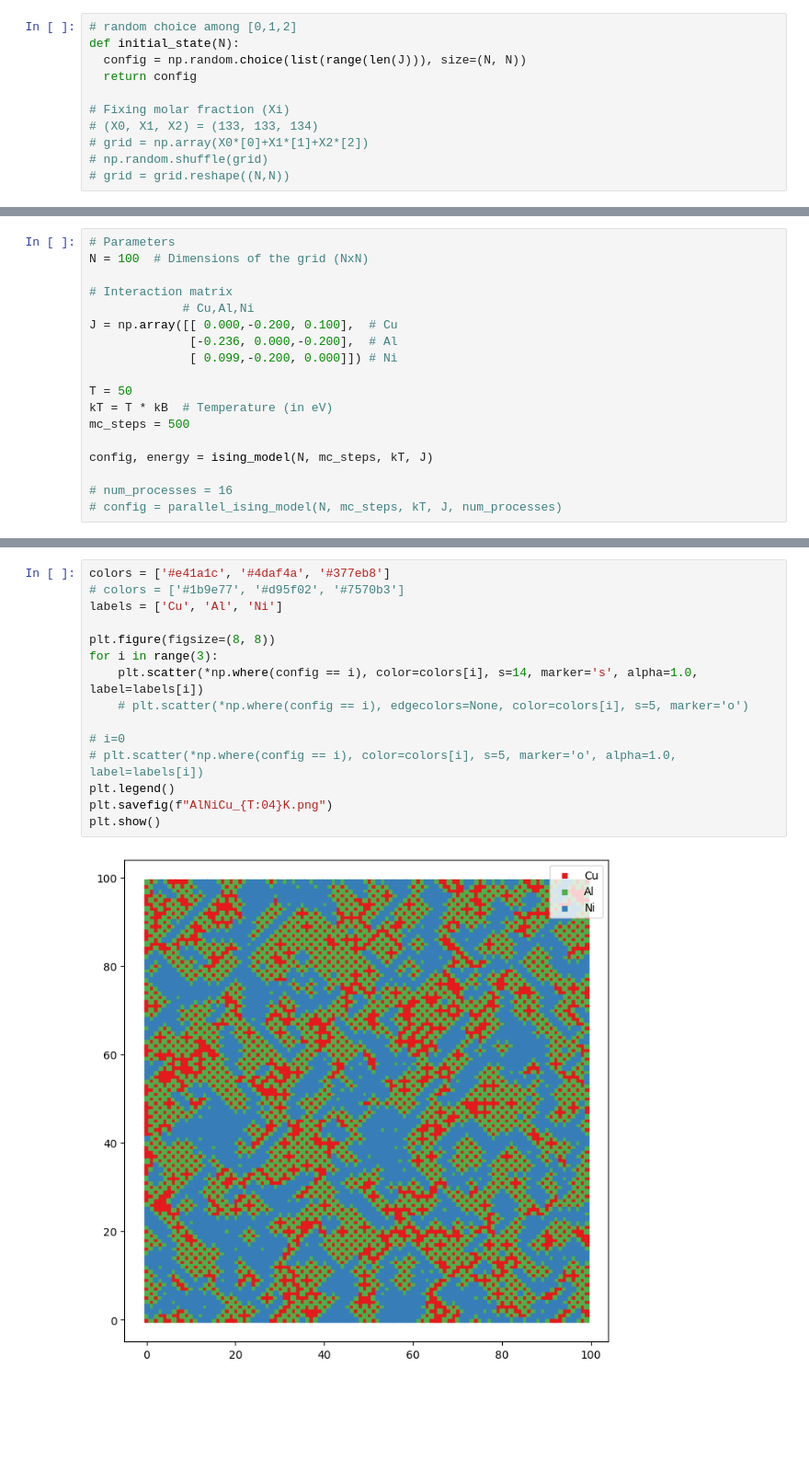
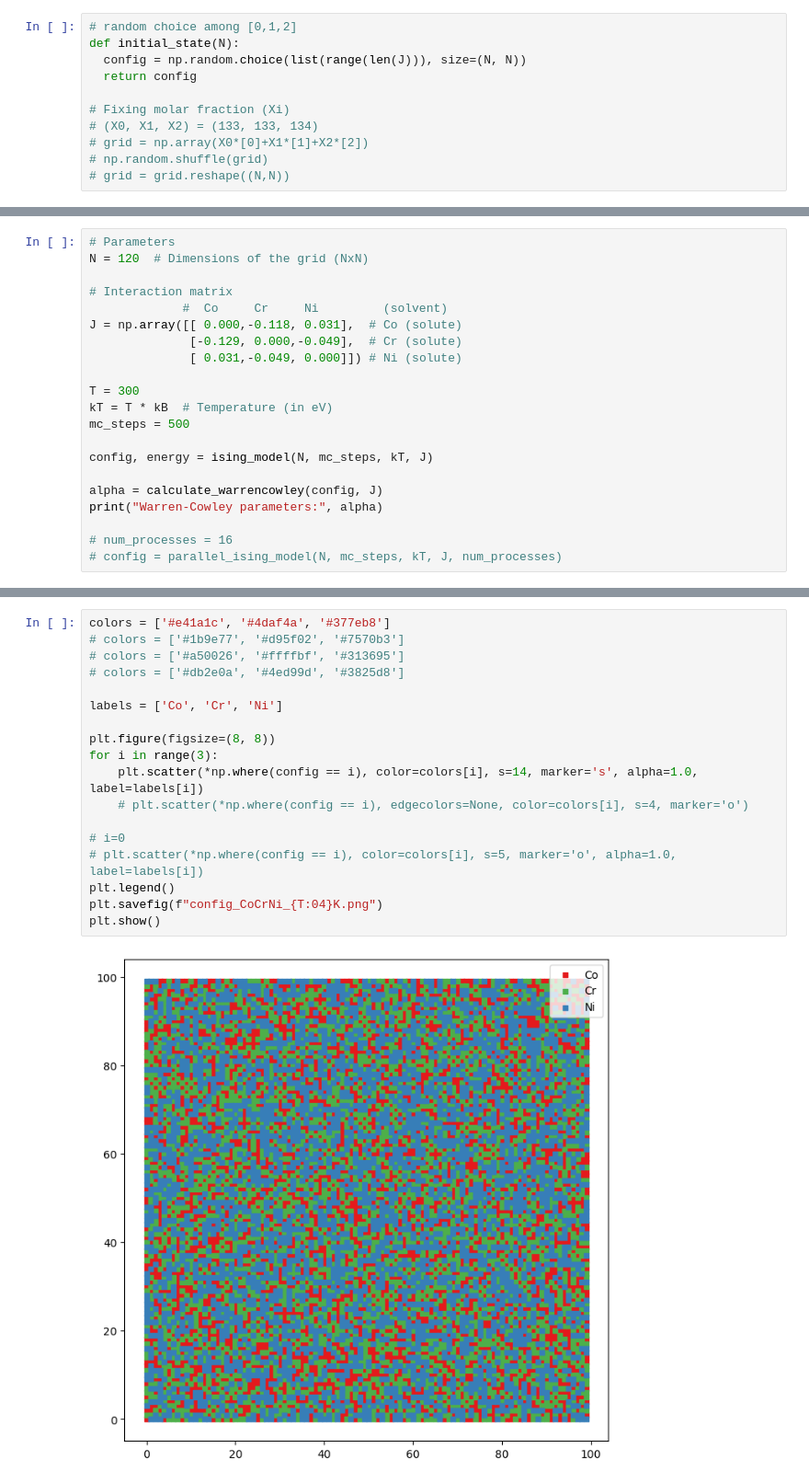
Before and after one commit to leseixas/IsingModels, a Jupyter notebook: Spinor_NewVersion_planck.ipynb, the cells around one changed output, grey strips where cells are left out. Shown at 92% size. Saved outputs shown, nothing was run; the diff lists cells and outputs as text; blank space fills up the shorter version.

```diff
--- a/Spinor_NewVersion_planck.ipynb
+++ b/Spinor_NewVersion_planck.ipynb
@@ -64,19 +93,22 @@ def ising_model(N=10, mc_steps=500, T=1.0, J=np.identity(3)):
     return config, energy
 # %%
 # Parameters
-N = 100  # Dimensions of the grid (NxN)
+N = 120  # Dimensions of the grid (NxN)
 
 # Interaction matrix
-             # Cu,Al,Ni
-J = np.array([[ 0.000,-0.200, 0.100],  # Cu
-              [-0.236, 0.000,-0.200],  # Al
-              [ 0.099,-0.200, 0.000]]) # Ni
+             #  Co     Cr     Ni         (solvent)
+J = np.array([[ 0.000,-0.118, 0.031],  # Co (solute)
+              [-0.129, 0.000,-0.049],  # Cr (solute)
+              [ 0.031,-0.049, 0.000]]) # Ni (solute)
 
-T = 50
+T = 300
 kT = T * kB  # Temperature (in eV)
 mc_steps = 500
 
 config, energy = ising_model(N, mc_steps, kT, J)
 
+alpha = calculate_warrencowley(config, J)
+print("Warren-Cowley parameters:", alpha)
+
 # num_processes = 16
 # config = parallel_ising_model(N, mc_steps, kT, J, num_processes)
@@ -83,17 +119,20 @@ config, energy = ising_model(N, mc_steps, kT, J)
 # %%
 colors = ['#e41a1c', '#4daf4a', '#377eb8']
 # colors = ['#1b9e77', '#d95f02', '#7570b3']
-labels = ['Cu', 'Al', 'Ni']
+# colors = ['#a50026', '#ffffbf', '#313695']
+# colors = ['#db2e0a', '#4ed99d', '#3825d8']
+
+labels = ['Co', 'Cr', 'Ni']
 
 plt.figure(figsize=(8, 8))
 for i in range(3):
     plt.scatter(*np.where(config == i), color=colors[i], s=14, marker='s', alpha=1.0, label=labels[i])
-    # plt.scatter(*np.where(config == i), edgecolors=None, color=colors[i], s=5, marker='o')
+    # plt.scatter(*np.where(config == i), edgecolors=None, color=colors[i], s=4, marker='o')
 
 # i=0
 # plt.scatter(*np.where(config == i), color=colors[i], s=5, marker='o', alpha=1.0, label=labels[i])
 plt.legend()
-plt.savefig(f"AlNiCu_{T:04}K.png")
+plt.savefig(f"config_CoCrNi_{T:04}K.png")
 plt.show()
 # %% [output]
-[figure, old version]
+[figure, new version]
```
Also changed, not shown: parts of 5 cells of this notebook, 11 other files.
